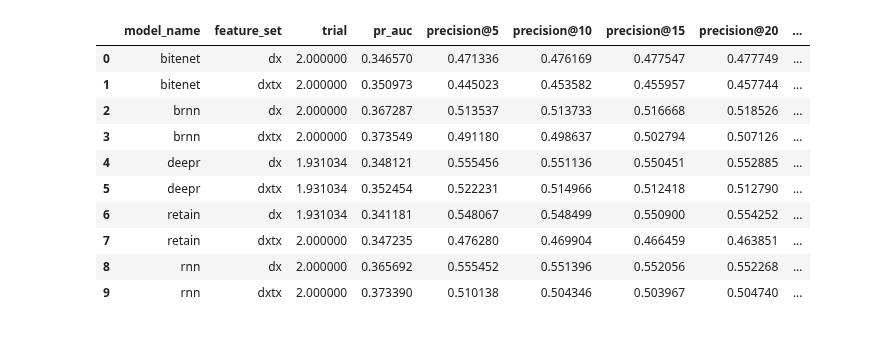
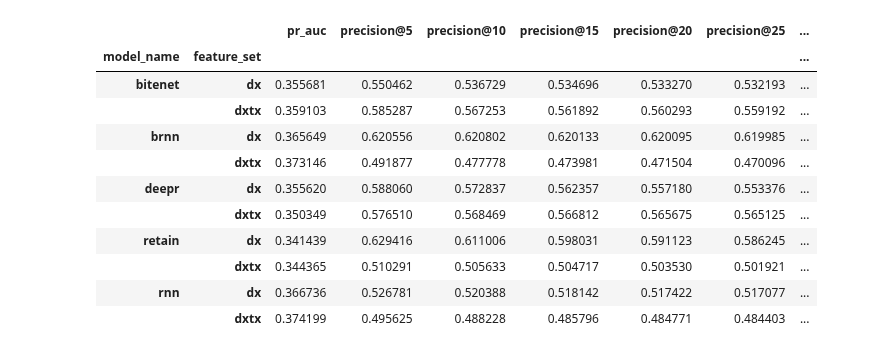
Before and after one commit to greenwaltc/CS598-DL4H-Final-Project, a Jupyter notebook: data_analysis.ipynb, the cells around one changed output. Drawn from its saved outputs; the diff is of its cells as text; code cells hidden in the pictures.

```diff
--- a/data_analysis.ipynb
+++ b/data_analysis.ipynb
@@ -25,0 +9,3 @@ display(df)
+# %%
+df = pd.read_csv("./results/adam_for_both_all_10.csv")
+display(df)
@@ -26,14 +26,16 @@ display(df)
 # %%
-display(df.groupby(by=["model_name", "feature_set"]).mean().drop(columns=["seq_len", "roc_auc", "f1"]))
+grouped_df = df.groupby(by=["model_name", "feature_set"]).mean().drop(columns=["trial", "seq_len", "roc_auc", "f1"])
+display(df.groupby(by=["model_name", "feature_set"]).mean().drop(columns=["trial", "seq_len", "roc_auc", "f1"]))
 # %% [output]
-|  | model_name | feature_set | trial | pr_auc | precision@5 | precision@10 | precision@15 | precision@20 | ... |
-| 0 | bitenet | dx | 2.000000 | 0.346570 | 0.471336 | 0.476169 | 0.477547 | 0.477749 | ... |
-| 1 | bitenet | dxtx | 2.000000 | 0.350973 | 0.445023 | 0.453582 | 0.455957 | 0.457744 | ... |
-| 2 | brnn | dx | 2.000000 | 0.367287 | 0.513537 | 0.513733 | 0.516668 | 0.518526 | ... |
-| 3 | brnn | dxtx | 2.000000 | 0.373549 | 0.491180 | 0.498637 | 0.502794 | 0.507126 | ... |
-| 4 | deepr | dx | 1.931034 | 0.348121 | 0.555456 | 0.551136 | 0.550451 | 0.552885 | ... |
-| 5 | deepr | dxtx | 1.931034 | 0.352454 | 0.522231 | 0.514966 | 0.512418 | 0.512790 | ... |
-| 6 | retain | dx | 1.931034 | 0.341181 | 0.548067 | 0.548499 | 0.550900 | 0.554252 | ... |
-| 7 | retain | dxtx | 2.000000 | 0.347235 | 0.476280 | 0.469904 | 0.466459 | 0.463851 | ... |
-| 8 | rnn | dx | 2.000000 | 0.365692 | 0.555452 | 0.551396 | 0.552056 | 0.552268 | ... |
-| 9 | rnn | dxtx | 2.000000 | 0.373390 | 0.510138 | 0.504346 | 0.503967 | 0.504740 | ... |
+|  |  | pr_auc | precision@5 | precision@10 | precision@15 | precision@20 | precision@25 | ... |
+| model_name | feature_set |  |  |  |  |  |  | ... |
+| bitenet | dx | 0.355681 | 0.550462 | 0.536729 | 0.534696 | 0.533270 | 0.532193 | ... |
+|  | dxtx | 0.359103 | 0.585287 | 0.567253 | 0.561892 | 0.560293 | 0.559192 | ... |
+| brnn | dx | 0.365649 | 0.620556 | 0.620802 | 0.620133 | 0.620095 | 0.619985 | ... |
+|  | dxtx | 0.373146 | 0.491877 | 0.477778 | 0.473981 | 0.471504 | 0.470096 | ... |
+| deepr | dx | 0.355620 | 0.588060 | 0.572837 | 0.562357 | 0.557180 | 0.553376 | ... |
+|  | dxtx | 0.350349 | 0.576510 | 0.568469 | 0.566812 | 0.565675 | 0.565125 | ... |
+| retain | dx | 0.341439 | 0.629416 | 0.611006 | 0.598031 | 0.591123 | 0.586245 | ... |
+|  | dxtx | 0.344365 | 0.510291 | 0.505633 | 0.504717 | 0.503530 | 0.501921 | ... |
+| rnn | dx | 0.366736 | 0.526781 | 0.520388 | 0.518142 | 0.517422 | 0.517077 | ... |
+|  | dxtx | 0.374199 | 0.495625 | 0.488228 | 0.485796 | 0.484771 | 0.484403 | ... |
```
Also changed, not shown: parts of 8 cells of this notebook, 14 other files.
